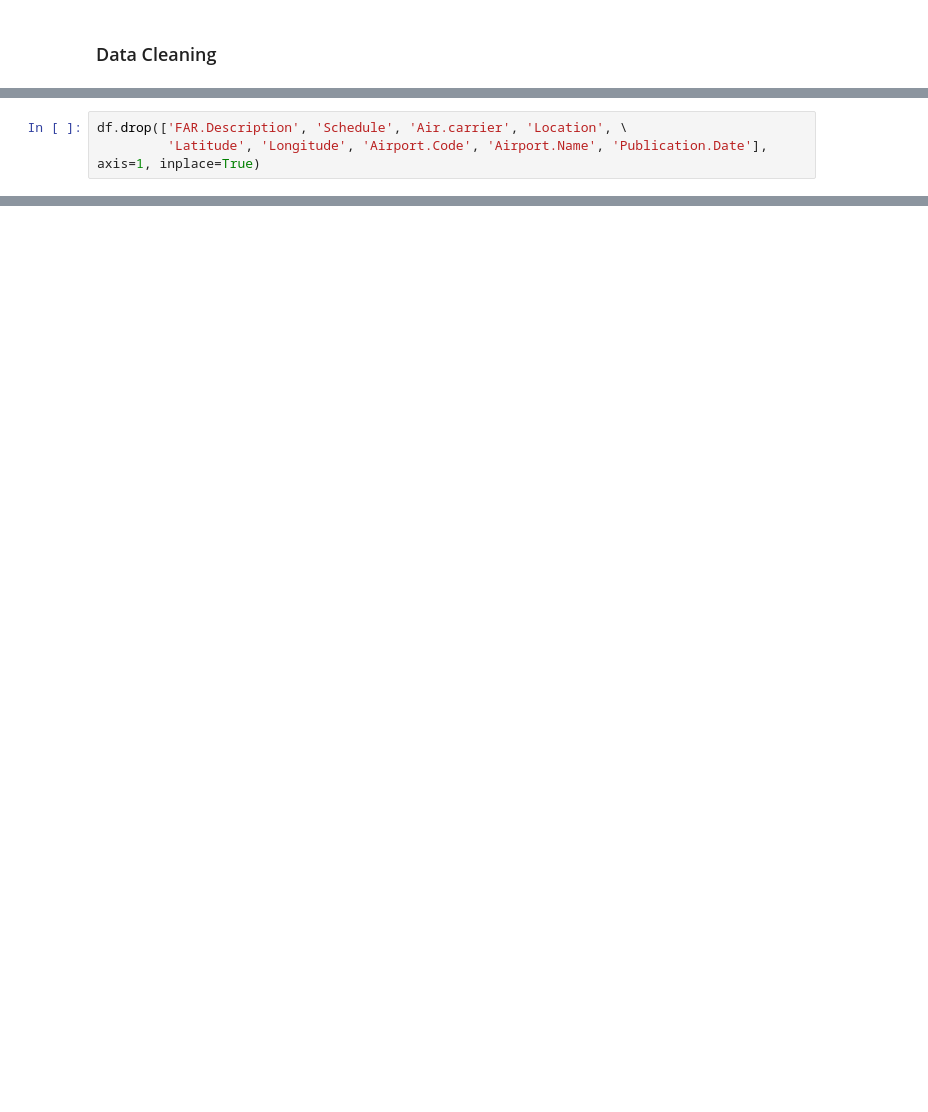
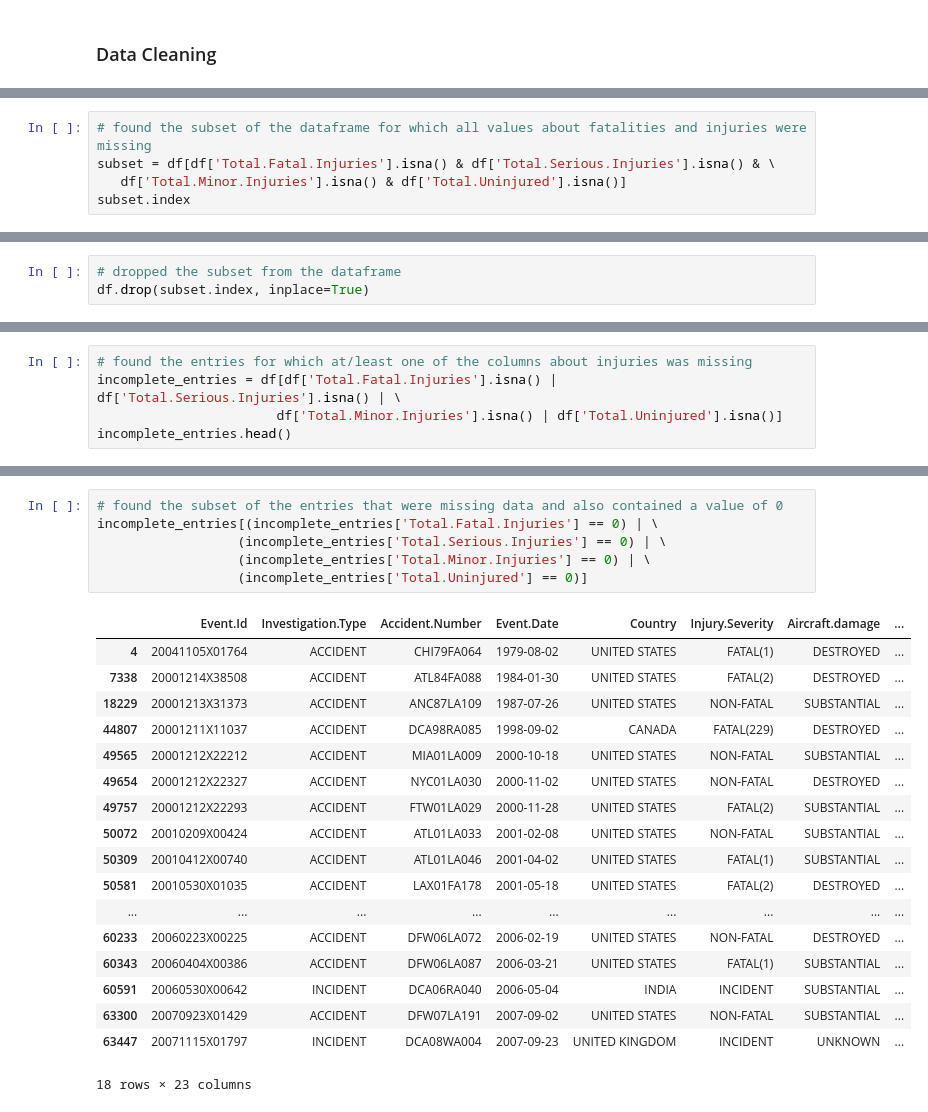
Before and after one commit to ccsurratt/dsc-phase-1-project-v3, a Jupyter notebook: student.ipynb, the cells around one changed output, grey strips where cells are left out. Saved outputs shown, nothing was run; the diff lists cells and outputs as text; blank space fills up the shorter version.

```diff
--- a/student.ipynb
+++ b/student.ipynb
@@ -75,3 +252,0 @@ Some of the columns in this dataset are missing a significant proportion of thei
-# %%
-df.drop(['FAR.Description', 'Schedule', 'Air.carrier', 'Location', \
-         'Latitude', 'Longitude', 'Airport.Code', 'Airport.Name', 'Publication.Date'], axis=1, inplace=True)
@@ -234,0 +255,5 @@ Although there is still some missing information in our dataset, I will proceed
+# %%
+# found the subset of the dataframe for which all values about fatalities and injuries were missing
+subset = df[df['Total.Fatal.Injuries'].isna() & df['Total.Serious.Injuries'].isna() & \
+   df['Total.Minor.Injuries'].isna() & df['Total.Uninjured'].isna()]
+subset.index
@@ -234,0 +269,3 @@ Although there is still some missing information in our dataset, I will proceed
+# %%
+# dropped the subset from the dataframe
+df.drop(subset.index, inplace=True)
@@ -234,0 +279,5 @@ Although there is still some missing information in our dataset, I will proceed
+# %%
+# found the entries for which at/least one of the columns about injuries was missing
+incomplete_entries = df[df['Total.Fatal.Injuries'].isna() | df['Total.Serious.Injuries'].isna() | \
+                       df['Total.Minor.Injuries'].isna() | df['Total.Uninjured'].isna()]
+incomplete_entries.head()
@@ -234,0 +319,25 @@ Although there is still some missing information in our dataset, I will proceed
+# %%
+# found the subset of the entries that were missing data and also contained a value of 0
+incomplete_entries[(incomplete_entries['Total.Fatal.Injuries'] == 0) | \
+                  (incomplete_entries['Total.Serious.Injuries'] == 0) | \
+                  (incomplete_entries['Total.Minor.Injuries'] == 0) | \
+                  (incomplete_entries['Total.Uninjured'] == 0)]
+# %% [output]
+|  | Event.Id | Investigation.Type | Accident.Number | Event.Date | Country | Injury.Severity | Aircraft.damage | ... |
+| 4 | 20041105X01764 | ACCIDENT | CHI79FA064 | 1979-08-02 | UNITED STATES | FATAL(1) | DESTROYED | ... |
+| 7338 | 20001214X38508 | ACCIDENT | ATL84FA088 | 1984-01-30 | UNITED STATES | FATAL(2) | DESTROYED | ... |
+| 18229 | 20001213X31373 | ACCIDENT | ANC87LA109 | 1987-07-26 | UNITED STATES | NON-FATAL | SUBSTANTIAL | ... |
+| 44807 | 20001211X11037 | ACCIDENT | DCA98RA085 | 1998-09-02 | CANADA | FATAL(229) | DESTROYED | ... |
+| 49565 | 20001212X22212 | ACCIDENT | MIA01LA009 | 2000-10-18 | UNITED STATES | NON-FATAL | SUBSTANTIAL | ... |
+| 49654 | 20001212X22327 | ACCIDENT | NYC01LA030 | 2000-11-02 | UNITED STATES | NON-FATAL | DESTROYED | ... |
+| 49757 | 20001212X22293 | ACCIDENT | FTW01LA029 | 2000-11-28 | UNITED STATES | FATAL(2) | SUBSTANTIAL | ... |
+| 50072 | 20010209X00424 | ACCIDENT | ATL01LA033 | 2001-02-08 | UNITED STATES | NON-FATAL | SUBSTANTIAL | ... |
+| 50309 | 20010412X00740 | ACCIDENT | ATL01LA046 | 2001-04-02 | UNITED STATES | FATAL(1) | SUBSTANTIAL | ... |
+| 50581 | 20010530X01035 | ACCIDENT | LAX01FA178 | 2001-05-18 | UNITED STATES | FATAL(2) | DESTROYED | ... |
+| ... | ... | ... | ... | ... | ... | ... | ... | ... |
+| 60233 | 20060223X00225 | ACCIDENT | DFW06LA072 | 2006-02-19 | UNITED STATES | NON-FATAL | DESTROYED | ... |
+| 60343 | 20060404X00386 | ACCIDENT | DFW06LA087 | 2006-03-21 | UNITED STATES | FATAL(1) | SUBSTANTIAL | ... |
+| 60591 | 20060530X00642 | INCIDENT | DCA06RA040 | 2006-05-04 | INDIA | INCIDENT | SUBSTANTIAL | ... |
+| 63300 | 20070923X01429 | ACCIDENT | DFW07LA191 | 2007-09-02 | UNITED STATES | NON-FATAL | SUBSTANTIAL | ... |
+| 63447 | 20071115X01797 | INCIDENT | DCA08WA004 | 2007-09-23 | UNITED KINGDOM | INCIDENT | UNKNOWN | ... |
+18 rows × 23 columns
```
Also changed, not shown: parts of 54 cells of this notebook.
